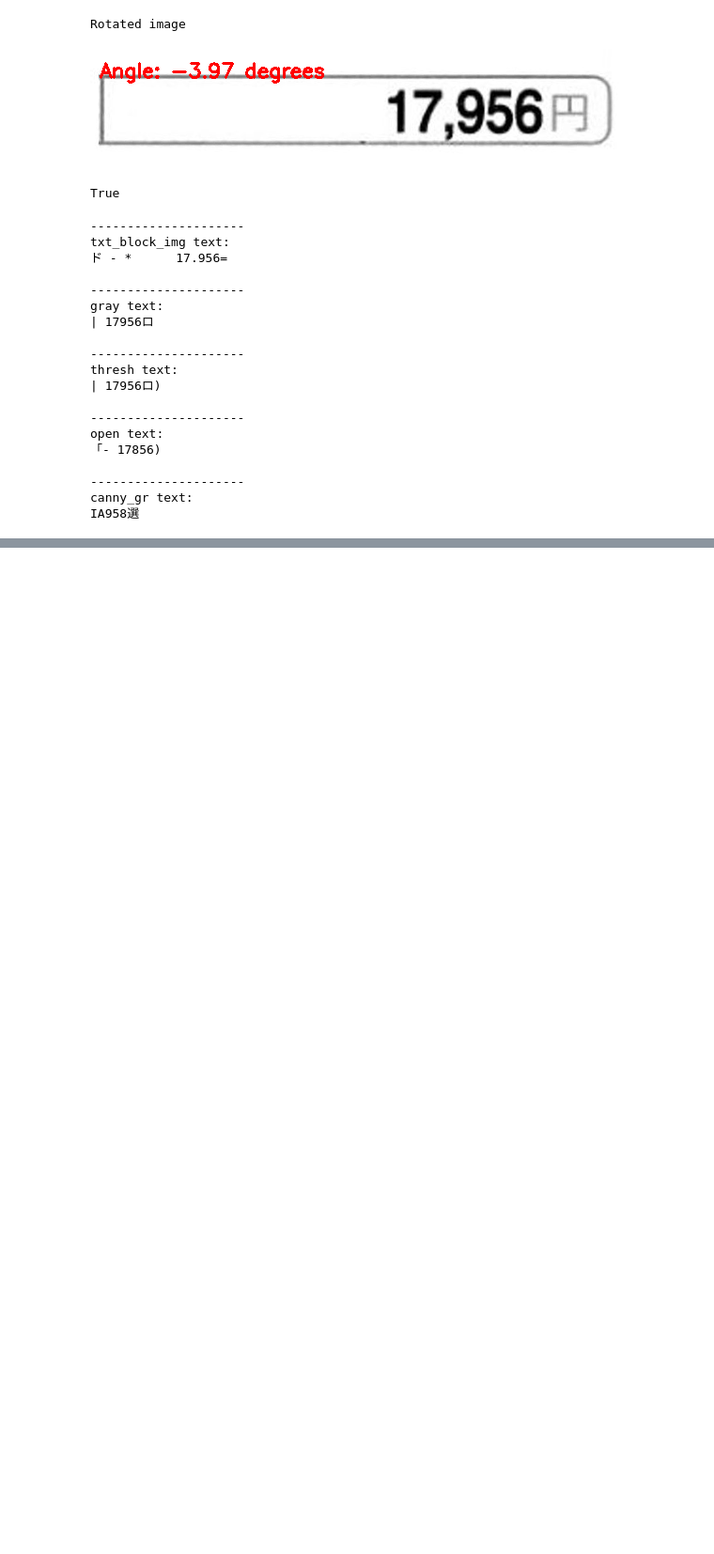
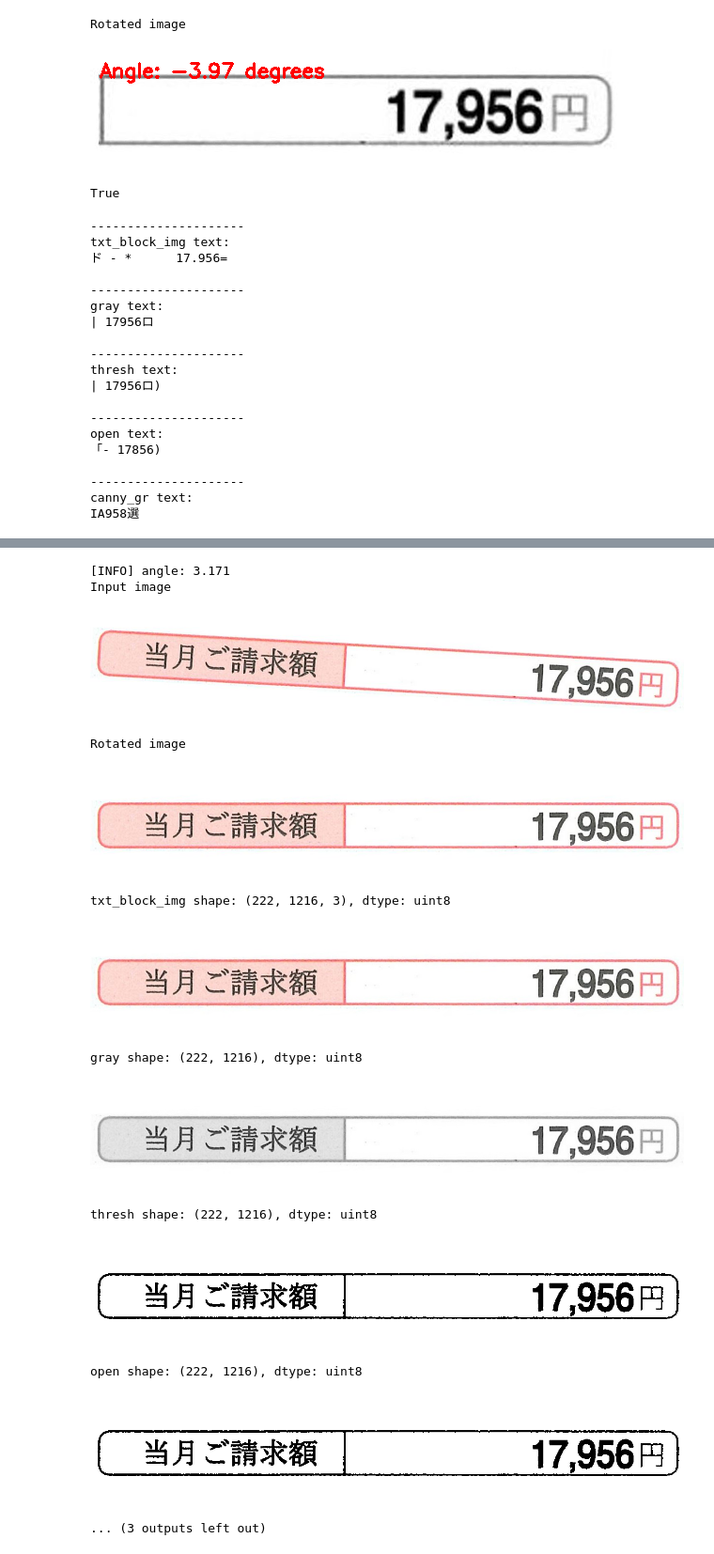
Before and after one commit to anhhaibkhn/ocr-opencv-python-tutorials, a Jupyter notebook: opencv_review/opencv_review2.ipynb, the cells around one changed output, grey strips where cells are left out. Shown at 94% size. Saved outputs shown, nothing was run; the diff lists cells and outputs as text; code cells hidden in the pictures; blank space fills up the shorter version.

```diff
--- a/opencv_review/opencv_review2.ipynb
+++ b/opencv_review/opencv_review2.ipynb
@@ -346,0 +498,25 @@ IA958選
+# %%
+# deskew pic path
+noborder_deskew_img_path = os.path.splitext(test_img_path)[0] +'_deskew.jpg'
+# deskew the pic
+noborder_deskew_img = deskewing_text(test_img_path)
+# save the deskew pic to its path
+cv2.imwrite(noborder_deskew_img_path, noborder_deskew_img)
+
+pre_images = get_all_preprocess_imgs(noborder_deskew_img_path, 1)
+compare_text(pre_images)
+# %% [output]
+[INFO] angle: 3.171
+Input image
+[figure, added]
+Rotated image
+[figure, added]
+txt_block_img shape: (222, 1216, 3), dtype: uint8
+[figure, added]
+gray shape: (222, 1216), dtype: uint8
+[figure, added]
+thresh shape: (222, 1216), dtype: uint8
+[figure, added]
+open shape: (222, 1216), dtype: uint8
+[figure, added]
+... (3 outputs left out)
```
Also changed, not shown: parts of 11 cells of this notebook.
